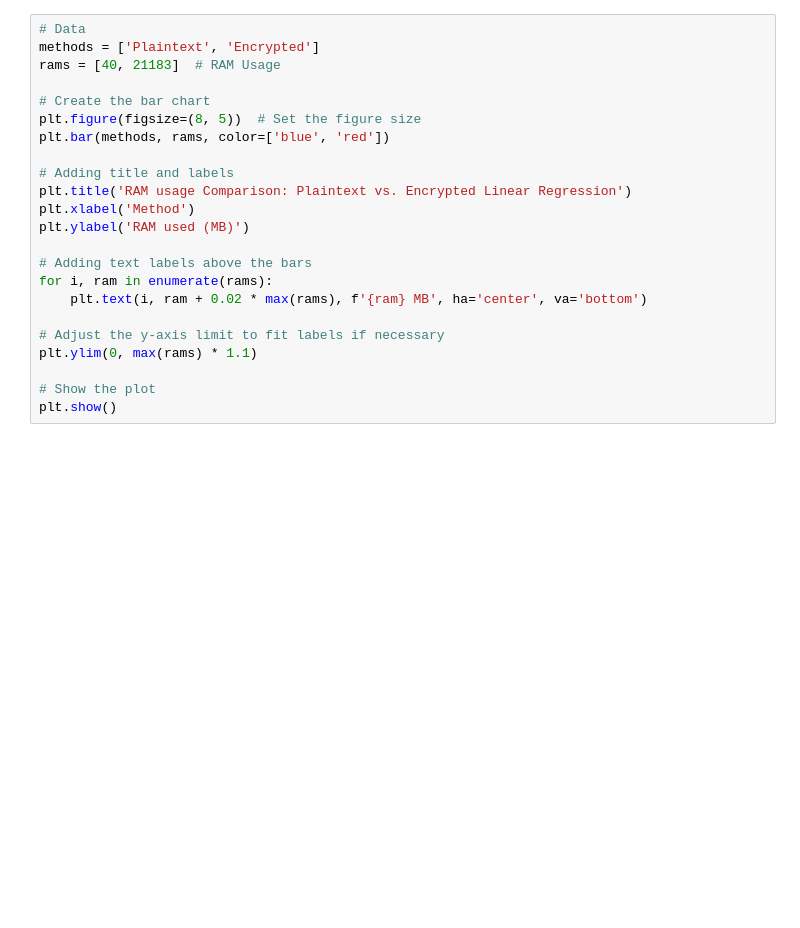
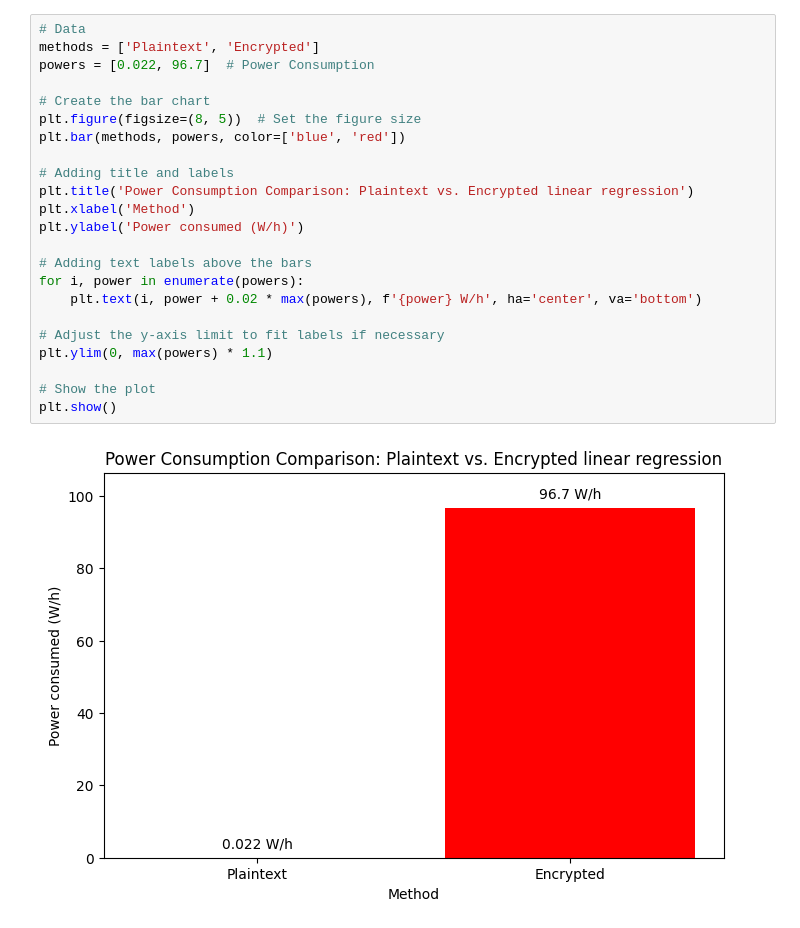
Before and after one commit to huslar58/LR_tenseal, a Jupyter notebook: visualisation.ipynb, the cells around one changed output. Cells and saved outputs as stored; diff of their text form; blank space fills up the shorter version.

```diff
--- a/visualisation.ipynb
+++ b/visualisation.ipynb
@@ -26,26 +60,28 @@ plt.show()
 # %%
 # Data
 methods = ['Plaintext', 'Encrypted']
-rams = [40, 21183]  # RAM Usage
+powers = [0.022, 96.7]  # Power Consumption
 
 # Create the bar chart
 plt.figure(figsize=(8, 5))  # Set the figure size
-plt.bar(methods, rams, color=['blue', 'red'])
+plt.bar(methods, powers, color=['blue', 'red'])
 
 # Adding title and labels
-plt.title('RAM usage Comparison: Plaintext vs. Encrypted Linear Regression')
+plt.title('Power Consumption Comparison: Plaintext vs. Encrypted linear regression')
 plt.xlabel('Method')
-plt.ylabel('RAM used (MB)')
+plt.ylabel('Power consumed (W/h)')
 
 # Adding text labels above the bars
-for i, ram in enumerate(rams):
-    plt.text(i, ram + 0.02 * max(rams), f'{ram} MB', ha='center', va='bottom')
+for i, power in enumerate(powers):
+    plt.text(i, power + 0.02 * max(powers), f'{power} W/h', ha='center', va='bottom')
 
 # Adjust the y-axis limit to fit labels if necessary
-plt.ylim(0, max(rams) * 1.1)
+plt.ylim(0, max(powers) * 1.1)
 
 # Show the plot
 plt.show()
+# %% [output]
+[figure, added]
 # %%
 # Data
 methods = ['Plaintext', 'Encrypted']
```
Also changed, not shown: parts of 12 cells of this notebook, 2 other files.
